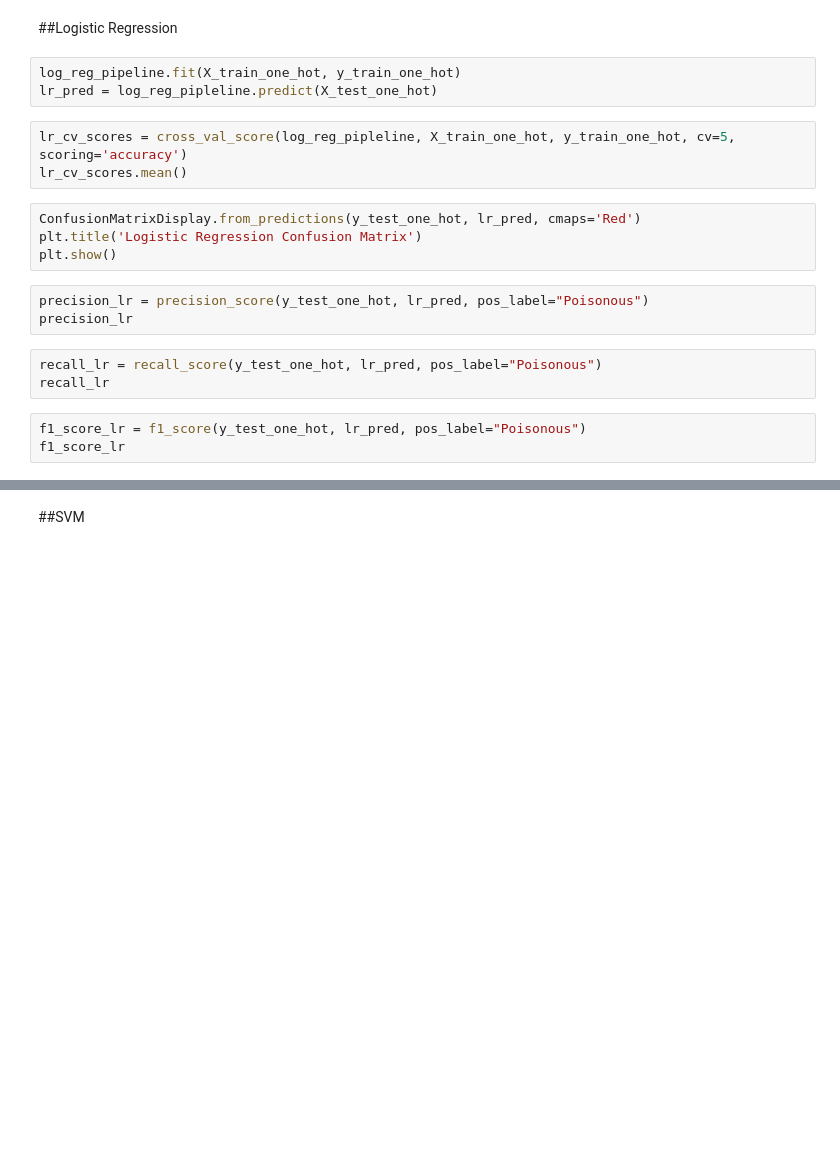
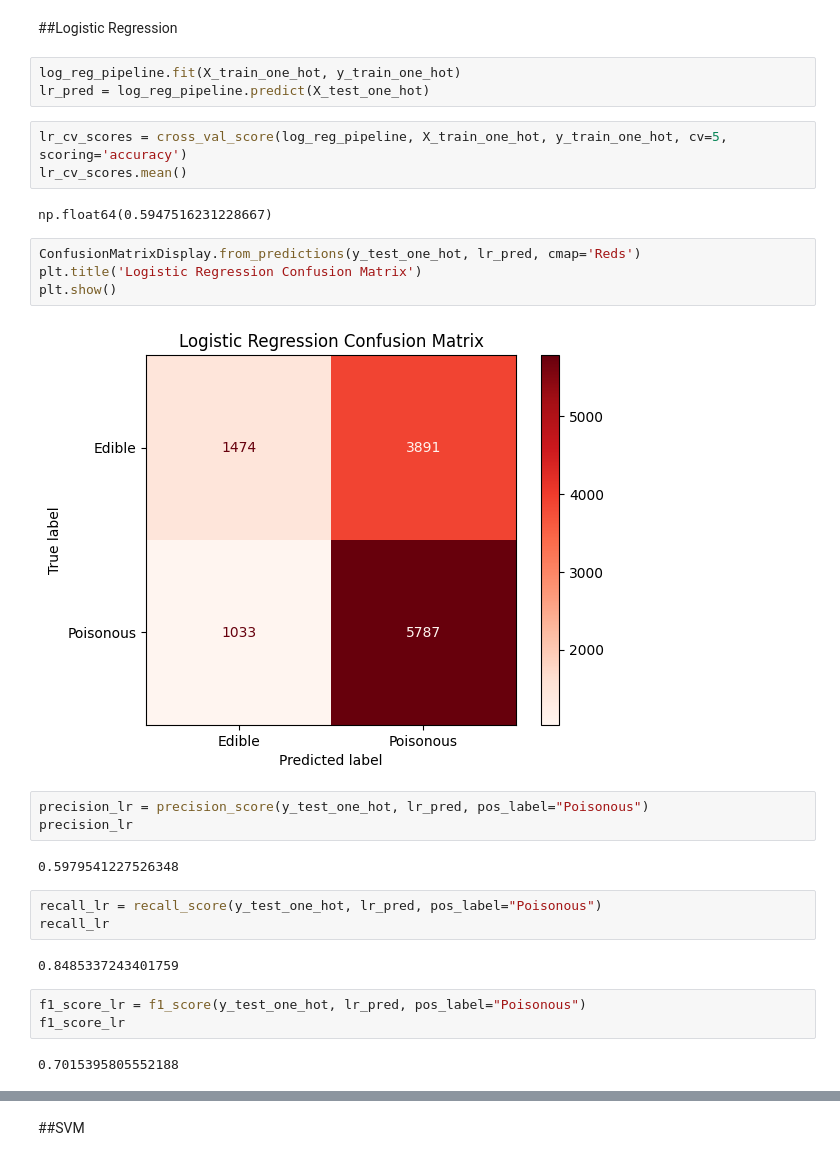
Before and after one commit to sascott9655/ADS-504-Mushroom-Classification-Project, a Jupyter notebook: Final_Project_Mushroom_Classification.ipynb, the cells around one changed output, grey strips where cells are left out. Drawn from its saved outputs; the diff is of its cells as text; blank space fills up the shorter version.

```diff
--- a/Final_Project_Mushroom_Classification.ipynb
+++ b/Final_Project_Mushroom_Classification.ipynb
@@ -529,23 +544,33 @@ The Random Forest and Decision Tree Model have very similar metrics, with random
 ##Logistic Regression
 # %%
 log_reg_pipeline.fit(X_train_one_hot, y_train_one_hot)
-lr_pred = log_reg_pipleline.predict(X_test_one_hot)
+lr_pred = log_reg_pipeline.predict(X_test_one_hot)
 # %%
-lr_cv_scores = cross_val_score(log_reg_pipleline, X_train_one_hot, y_train_one_hot, cv=5, scoring='accuracy')
+lr_cv_scores = cross_val_score(log_reg_pipeline, X_train_one_hot, y_train_one_hot, cv=5, scoring='accuracy')
 lr_cv_scores.mean()
+# %% [output]
+np.float64(0.5947516231228667)
 # %%
-ConfusionMatrixDisplay.from_predictions(y_test_one_hot, lr_pred, cmaps='Red')
+ConfusionMatrixDisplay.from_predictions(y_test_one_hot, lr_pred, cmap='Reds')
 plt.title('Logistic Regression Confusion Matrix')
 plt.show()
+# %% [output]
+[figure, added]
 # %%
 precision_lr = precision_score(y_test_one_hot, lr_pred, pos_label="Poisonous")
 precision_lr
+# %% [output]
+0.5979541227526348
 # %%
 recall_lr = recall_score(y_test_one_hot, lr_pred, pos_label="Poisonous")
 recall_lr
+# %% [output]
+0.8485337243401759
 # %%
 f1_score_lr = f1_score(y_test_one_hot, lr_pred, pos_label="Poisonous")
 f1_score_lr
+# %% [output]
+0.7015395805552188
 # %%
 y_lr_scores = cross_val_predict(log_reg_pipeline, X_train_one_hot, y_train_one_hot, cv=5, method='predict_proba')
 precisions, recalls, thresholds = precision_recall_curve(y_train_one_hot, y_lr_scores[:, 1], pos_label="Poisonous") #indexing the y_dtree_scores
```
Also changed, not shown: parts of 19 cells of this notebook.
